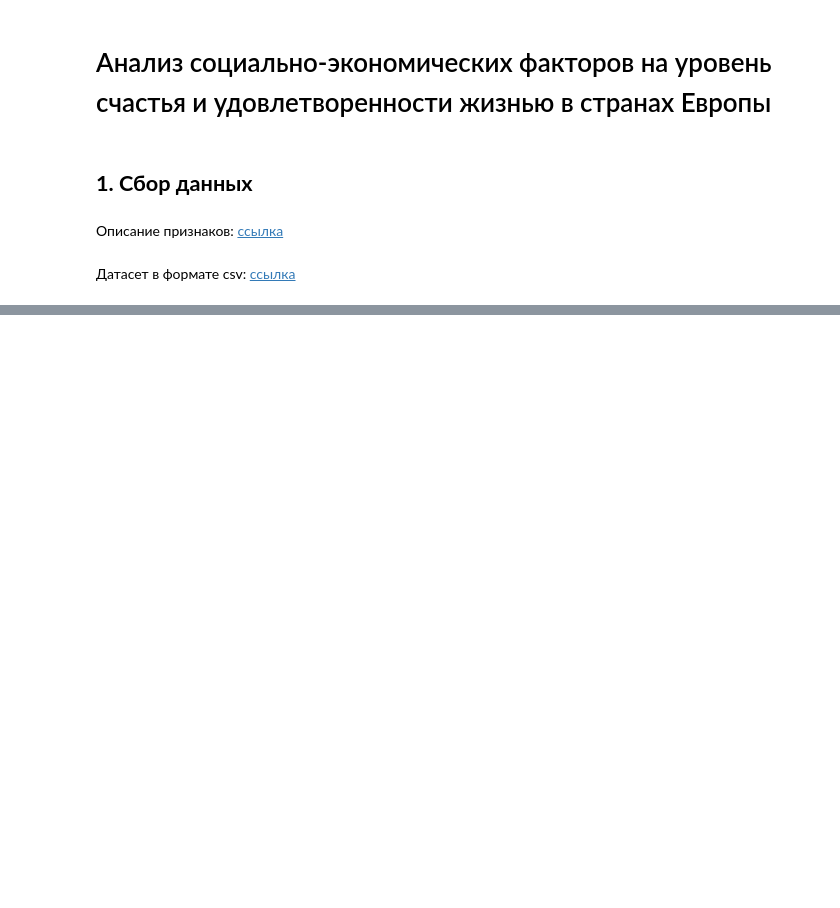
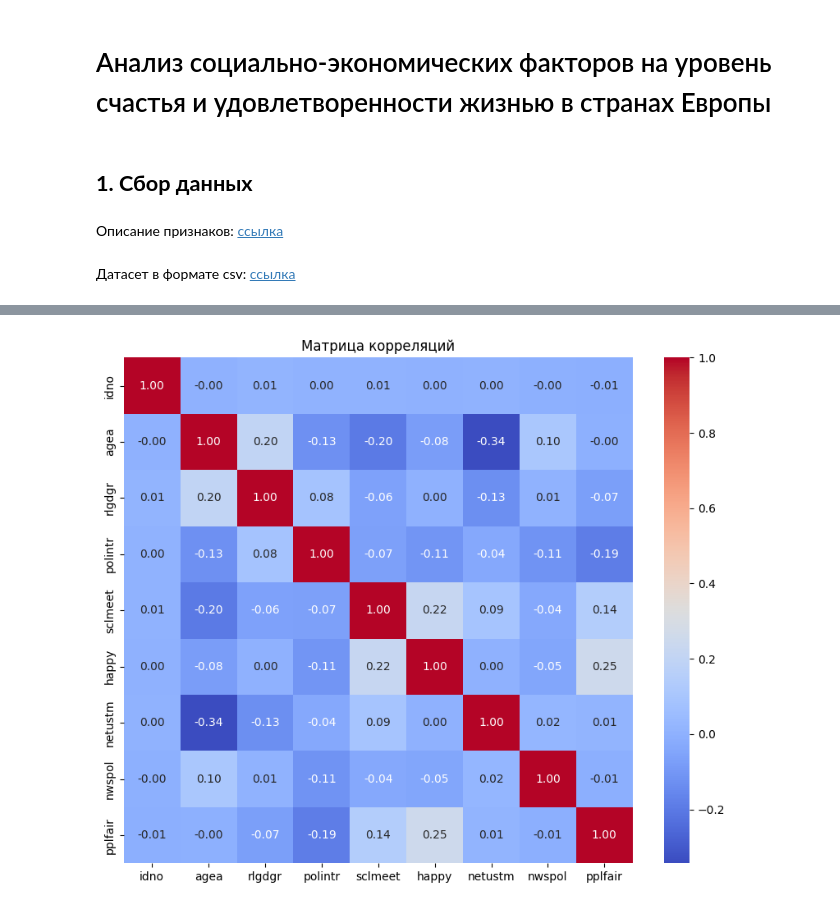
Before and after one commit to AnnaNebuko/ABD-PRJ-25-2team-HAPPINESS, a Jupyter notebook: project.ipynb, the cells around one changed output, grey strips where cells are left out. Cells and saved outputs as stored; diff of their text form; code cells hidden in the pictures; blank space fills up the shorter version.

```diff
--- a/project.ipynb
+++ b/project.ipynb
@@ -73,0 +132,12 @@ pplfair: 209
+# %%
+# Выбор только числовых столбцов
+numeric_df = df.iloc[:, 1:11].select_dtypes(include=[np.number])
+# Вычисление матрицы корреляций
+correlation_matrix = numeric_df.corr()
+# Визуализация матрицы корреляции
+plt.figure(figsize=(10, 8))  # Установка размера фигуры
+sns.heatmap(correlation_matrix, annot=True, cmap='coolwarm', fmt=".2f")
+plt.title('Матрица корреляций')
+plt.show()
+# %% [output]
+[figure, added]
```
Also changed, not shown: parts of 7 cells of this notebook.
